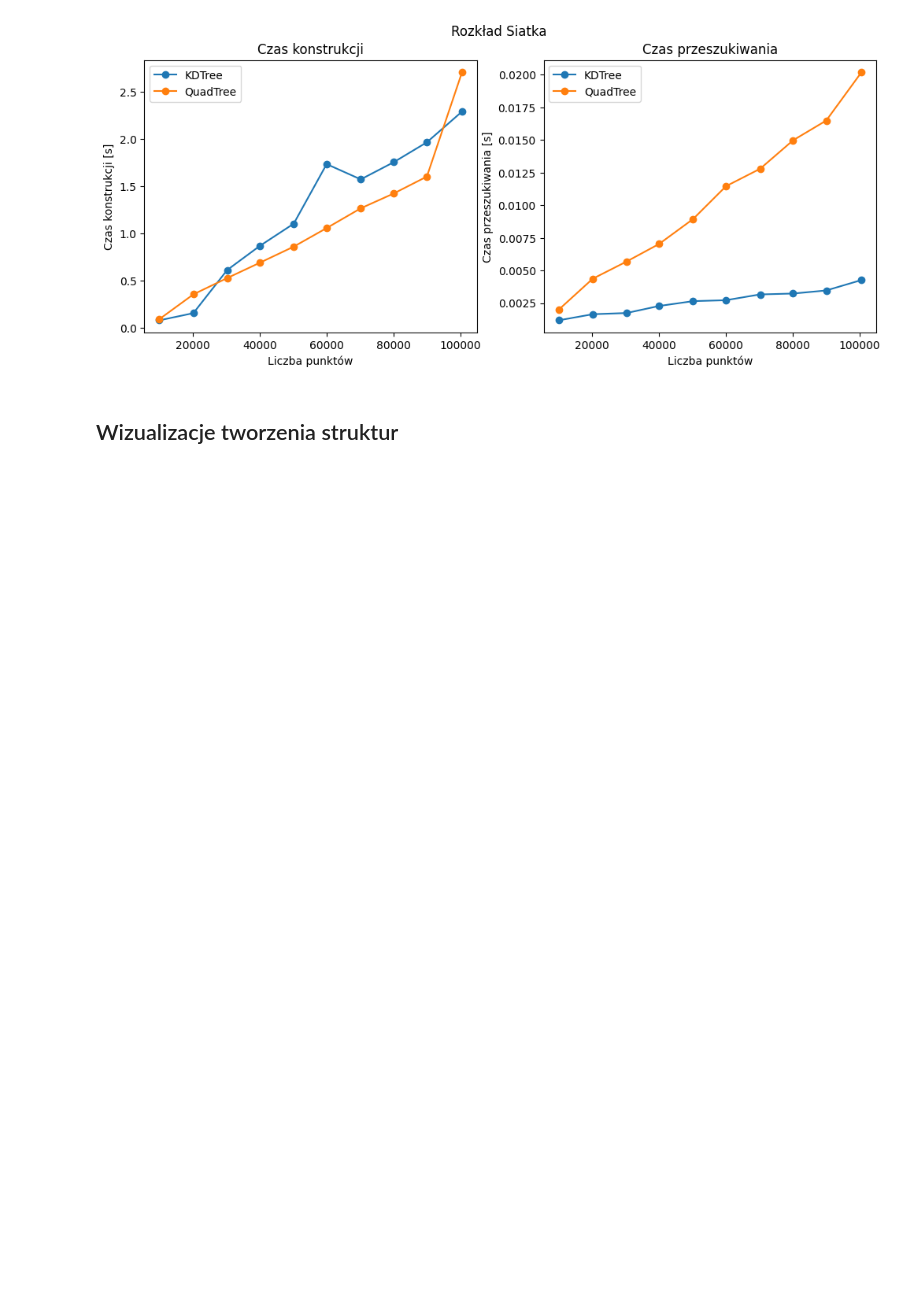
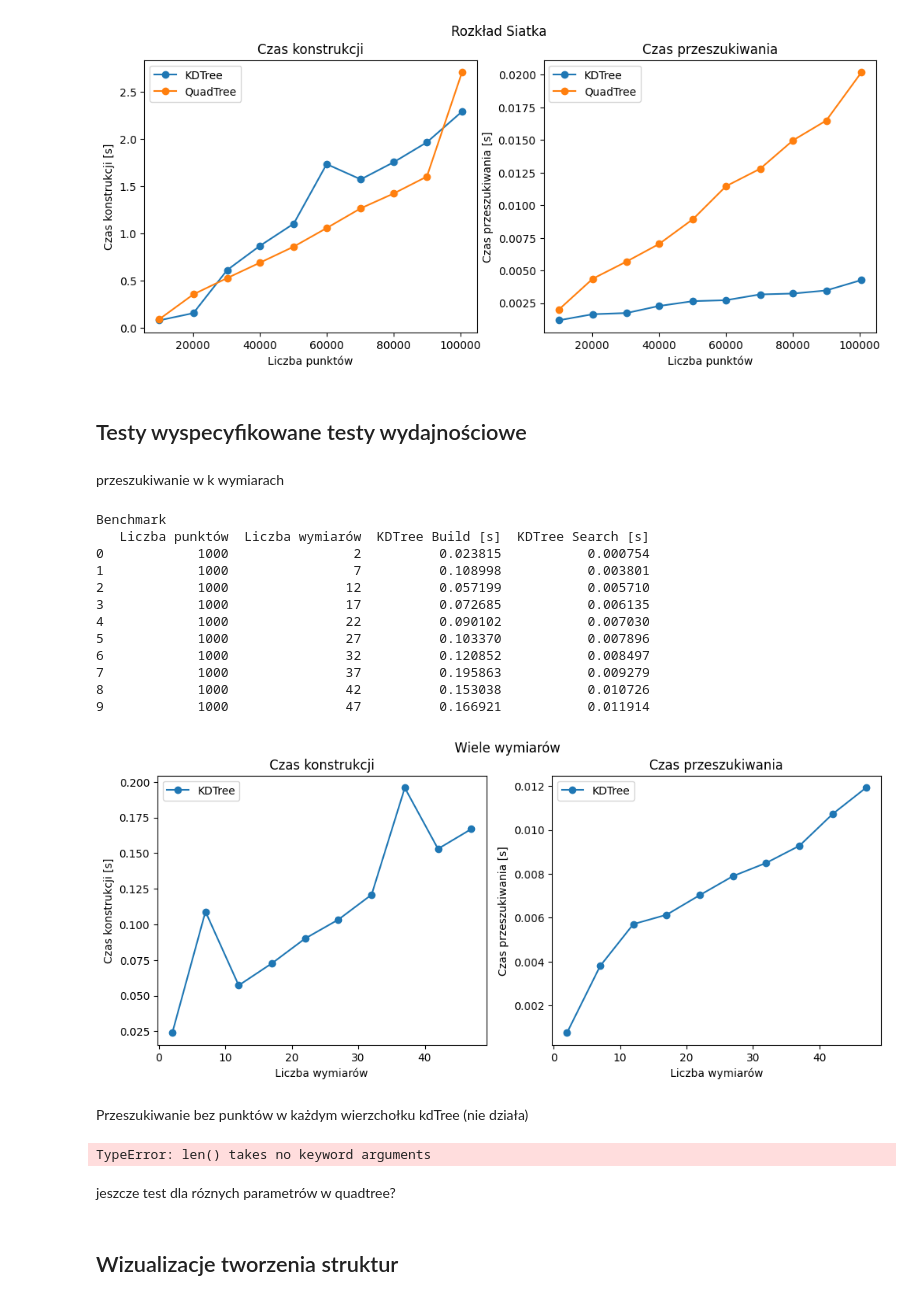
Before and after one commit to FloudMe77/QuadTree_and_KdTree, a Jupyter notebook: code/main.ipynb, the cells around one changed output. Drawn from its saved outputs; the diff is of its cells as text; code cells hidden in the pictures; blank space fills up the shorter version.

```diff
--- a/code/main.ipynb
+++ b/code/main.ipynb
@@ -305,3 +306,7 @@ Benchmark
 8           90000          1.966930            1.604154           0.003474             0.016490
 9          100489          2.291321            2.705770           0.004270             0.020172
 [figure]
+# %% [markdown]
+## Testy wyspecyfikowane testy wydajnościowe
+# %% [markdown]
+przeszukiwanie w k wymiarach
@@ -307,0 +388,19 @@ Benchmark
+# %%
+df9 = show_time_table_k([gt.generate_multidimensional_cluster(50,30,1000,n) for n in range(2,50,5)],output_file="c9.csv")
+show_graphs_k(df9, "Wiele wymiarów")
+# %% [output]
+Benchmark
+   Liczba punktów  Liczba wymiarów  KDTree Build [s]  KDTree Search [s]
+0            1000                2          0.023815           0.000754
+1            1000                7          0.108998           0.003801
+2            1000               12          0.057199           0.005710
+3            1000               17          0.072685           0.006135
+4            1000               22          0.090102           0.007030
+5            1000               27          0.103370           0.007896
+6            1000               32          0.120852           0.008497
+7            1000               37          0.195863           0.009279
+8            1000               42          0.153038           0.010726
+9            1000               47          0.166921           0.011914
+[figure, added]
+# %% [markdown]
+Przeszukiwanie bez punktów w każdym wierzchołku kdTree (nie działa)
@@ -308,2 +488,9 @@ Benchmark
+# %%
+df10 = show_time_table_b([gt.generate_standard_distribution(10000*n,50,50,30,30) for n in range(1,11)],Rectangle(Point((10,10)),Point((60,100))),output_file="c10.csv")
+show_graphs_b(df10, "Rozkład wzdłuż lini")
+# %% [output]
+TypeError: len() takes no keyword arguments
+# %% [markdown]
+jeszcze test dla róznych parametrów w quadtree?
 # %% [markdown]
 ## Wizualizacje tworzenia struktur
```
Also changed, not shown: parts of 73 cells of this notebook, 3 other files.
